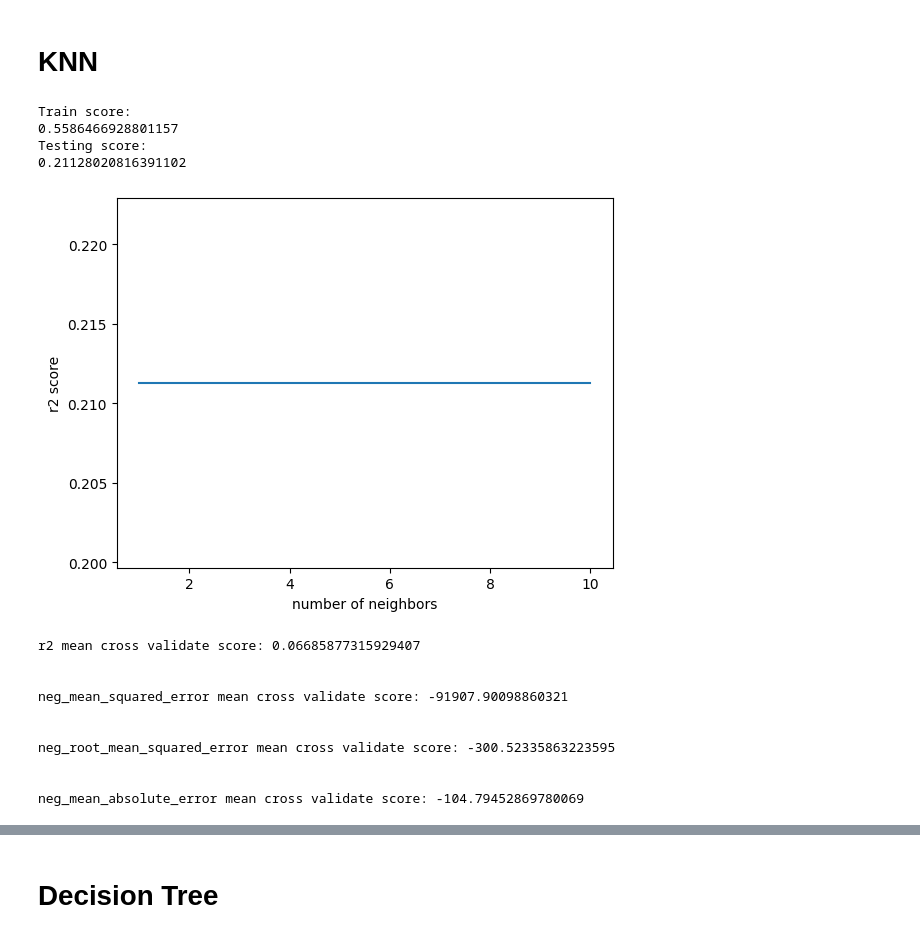
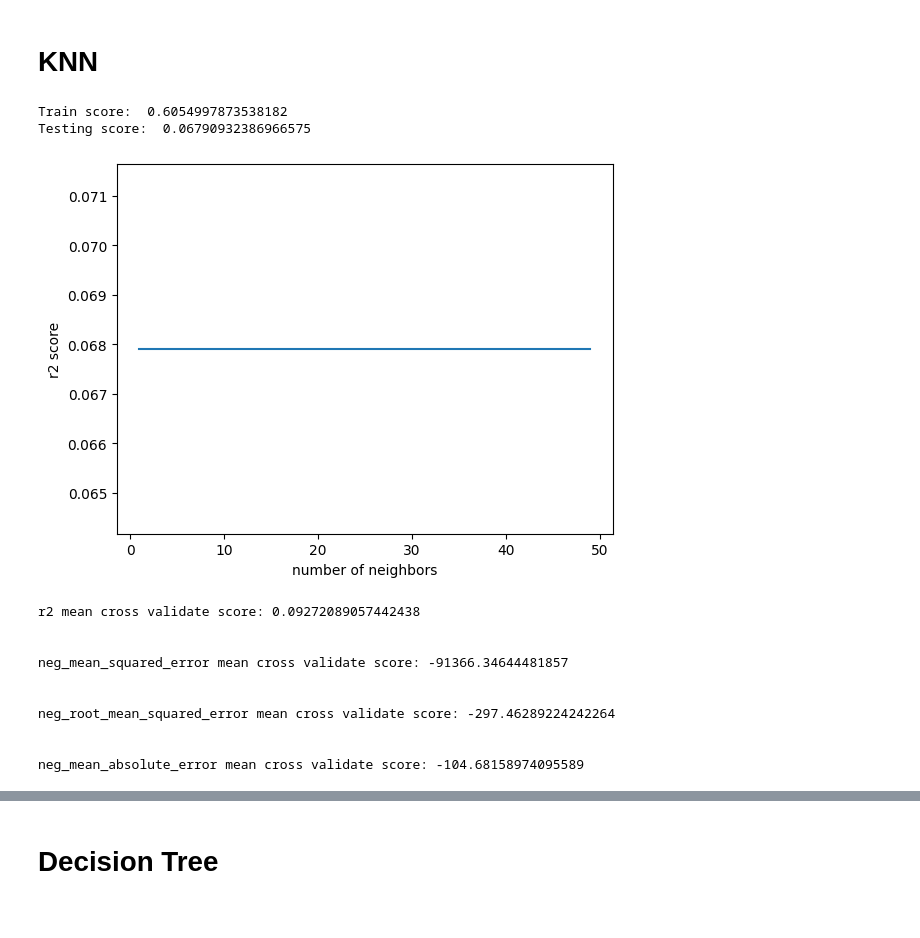
Before and after one commit to 112523chen/CET4973-Fall-Project, a Jupyter notebook: notebook.ipynb, the cells around one changed output, grey strips where cells are left out. Saved outputs shown, nothing was run; the diff lists cells and outputs as text; code cells hidden in the pictures.

```diff
--- a/notebook.ipynb
+++ b/notebook.ipynb
@@ -16,0 +47,6 @@ data.shape
+# %%
+#Data preprocessing
+data['host_response_rate'] = pd.to_numeric(data['host_response_rate'].str.replace("%",''))
+data['instant_bookable'] = np.where(data['instant_bookable'] == 't', True, False)
+data['price'] = data['price'].str.replace("$","")
+data['price'] = pd.to_numeric(data['price'].str.replace(",",""))
@@ -76,5 +104,0 @@ dtype: object
-# %%
-df['host_response_rate'] = pd.to_numeric(df['host_response_rate'].str.replace("%",''))
-df['instant_bookable'] = np.where(df['instant_bookable'] == 't', True, False)
-df['price'] = df['price'].str.replace("$","")
-df['price'] = pd.to_numeric(df['price'].str.replace(",",""))
@@ -170,6 +134,6 @@ df.duplicated().sum()/len(df)*100
 # %%
 #create a new dataframe with no duplicates and empty cells
-full_df = df.dropna().drop_duplicates().drop('id', axis=1).reset_index(drop=True)
+full_df = df.dropna().drop_duplicates().reset_index(drop=True)
 full_df.head()
 # %% [output]
 |  | host_location | host_response_time | host_response_rate | host_neighbourhood | neighbourhood_cleansed | ... |
@@ -511,41 +438,32 @@ neg_mean_absolute_error mean cross validate score: -2.6380551402422654e-13
 # %% [markdown]
 # KNN
 # %%
-from sklearn.neighbors import KNeighborsRegressor
-
-X = model_df.drop("price", axis=1).values #features
-y = model_df["price"].values #target
-
-X_train, X_test, y_train, y_test = train_test_split(X, y, test_size=0.2, random_state=42)
-
+#testing with original features
 neigh = KNeighborsRegressor(n_neighbors=3)
 neigh.fit(X_train, y_train)
 
-print("Train score: ")
-print(neigh.score(X_train,y_train))
-print("Testing score: ")
-print(neigh.score(X_test,y_test))
+print("Train score: ", neigh.score(X_train,y_train))
+print("Testing score: ", neigh.score(X_test,y_test))
 # %% [output]
-Train score:
-0.5586466928801157
-Testing score:
-0.21128020816391102
+Train score:  0.6054997873538182
+Testing score:  0.06790932386966575
 # %%
-ns = np.arange(1,11)
+#Testing if the number of neighbors have any influence
+ns = np.arange(1,50)
 test_score = []
 for n in ns:
     knn = KNeighborsRegressor(n_neighbors=n)
     neigh.fit(X_train, y_train)
     test_score.append(neigh.score(X_test,y_test))
 
 plt.plot(ns, test_score)
 plt.xlabel('number of neighbors')
 plt.ylabel('r2 score')
 plt.show()
 # %% [output]
-[figure, old version]
+[figure, new version]
 # %%
-#metrics for first model across entire dataset
+#metrics for second model across entire dataset
 tests = ['r2','neg_mean_squared_error','neg_root_mean_squared_error','neg_mean_absolute_error']
 kf = KFold(n_splits=5, shuffle=True, random_state=42)
 knn = KNeighborsRegressor(n_neighbors=3)
@@ -554,14 +472,14 @@ for test in tests:
     print(test+f" mean cross validate score: {np.mean(cv_scores['test_' + test])}")
     print("\n")
 # %% [output]
-r2 mean cross validate score: 0.06685877315929407
+r2 mean cross validate score: 0.09272089057442438
 
 
-neg_mean_squared_error mean cross validate score: -91907.90098860321
+neg_mean_squared_error mean cross validate score: -91366.34644481857
 
 
-neg_root_mean_squared_error mean cross validate score: -300.52335863223595
+neg_root_mean_squared_error mean cross validate score: -297.46289224242264
 
 
-neg_mean_absolute_error mean cross validate score: -104.79452869780069
+neg_mean_absolute_error mean cross validate score: -104.68158974095589
 # %%
```
Also changed, not shown: parts of 74 cells of this notebook.
